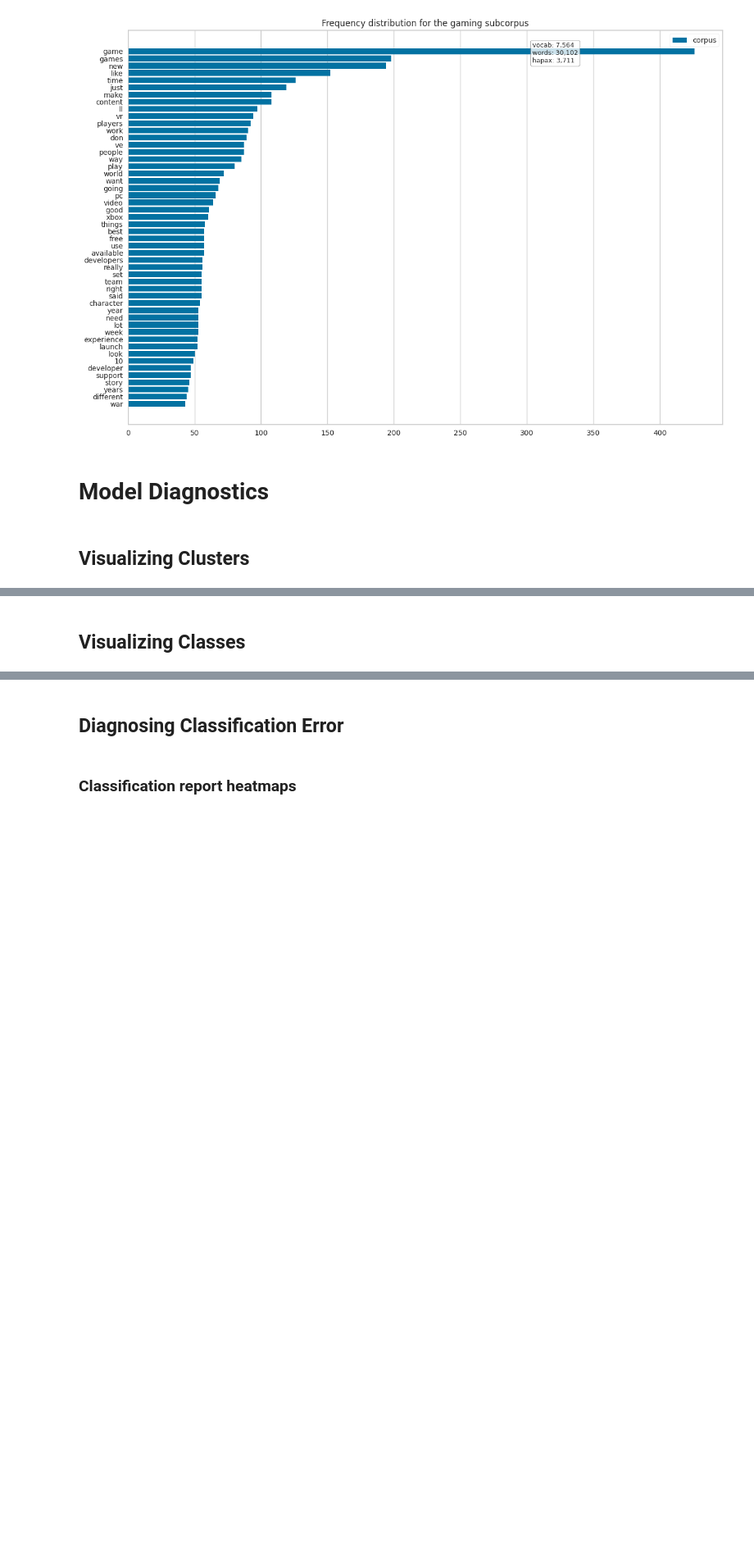
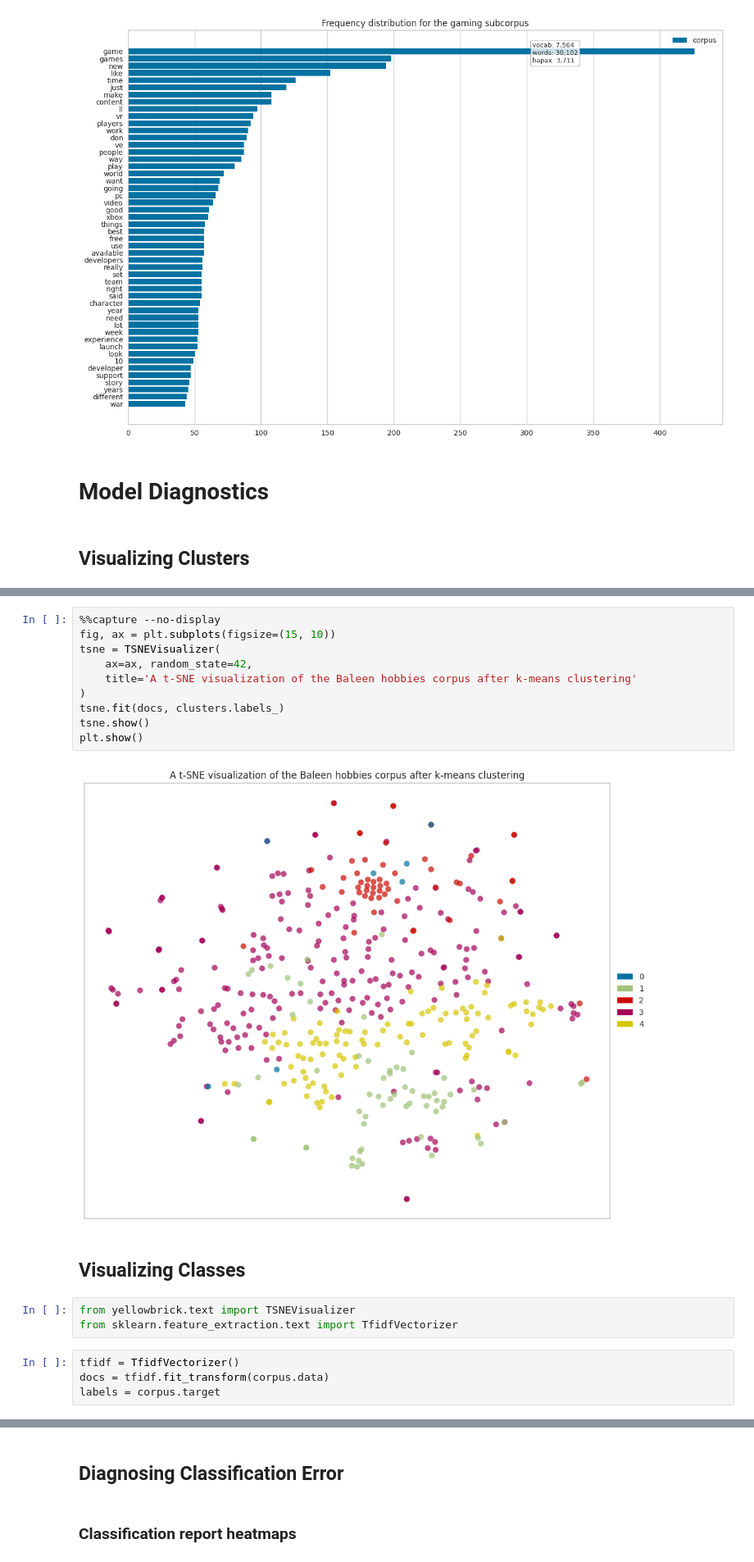
Before and after one commit to rjafarau/atap, a Jupyter notebook: python/source/08_Text_Visualization.ipynb, the cells around one changed output, grey strips where cells are left out. Shown at 82% size. Cells and saved outputs as stored; diff of their text form; blank space fills up the shorter version.

```diff
--- a/python/source/08_Text_Visualization.ipynb
+++ b/python/source/08_Text_Visualization.ipynb
@@ -719,2 +744,21 @@ plt.show()
+# %%
+%%capture --no-display
+fig, ax = plt.subplots(figsize=(15, 10))
+tsne = TSNEVisualizer(
+    ax=ax, random_state=42,
+    title='A t-SNE visualization of the Baleen hobbies corpus after k-means clustering'
+)
+tsne.fit(docs, clusters.labels_)
+tsne.show()
+plt.show()
+# %% [output]
+[figure, added]
 # %% [markdown]
 ## Visualizing Classes
+# %%
+from yellowbrick.text import TSNEVisualizer
+from sklearn.feature_extraction.text import TfidfVectorizer
+# %%
+tfidf = TfidfVectorizer()
+docs = tfidf.fit_transform(corpus.data)
+labels = corpus.target
```
Also changed, not shown: parts of 10 cells of this notebook, 1 other file.
